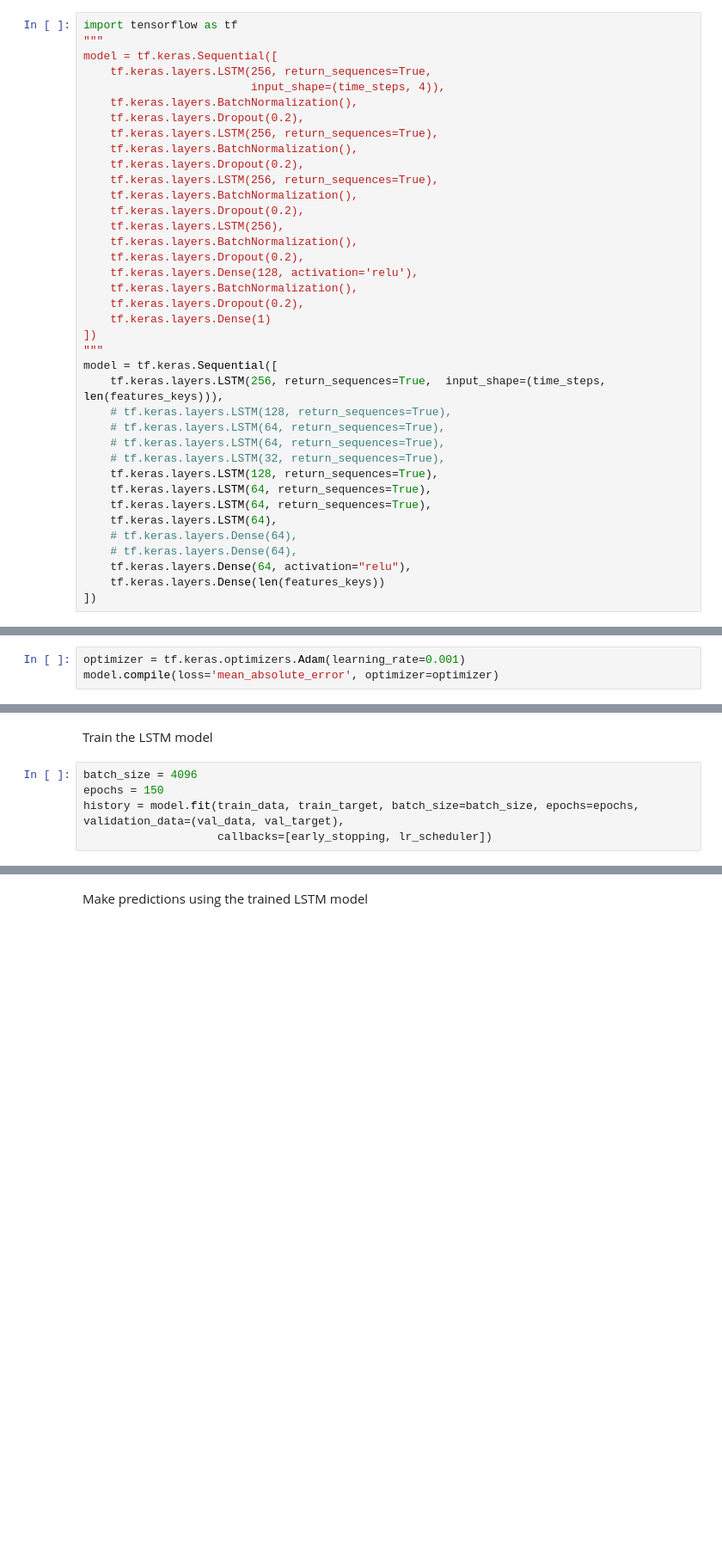
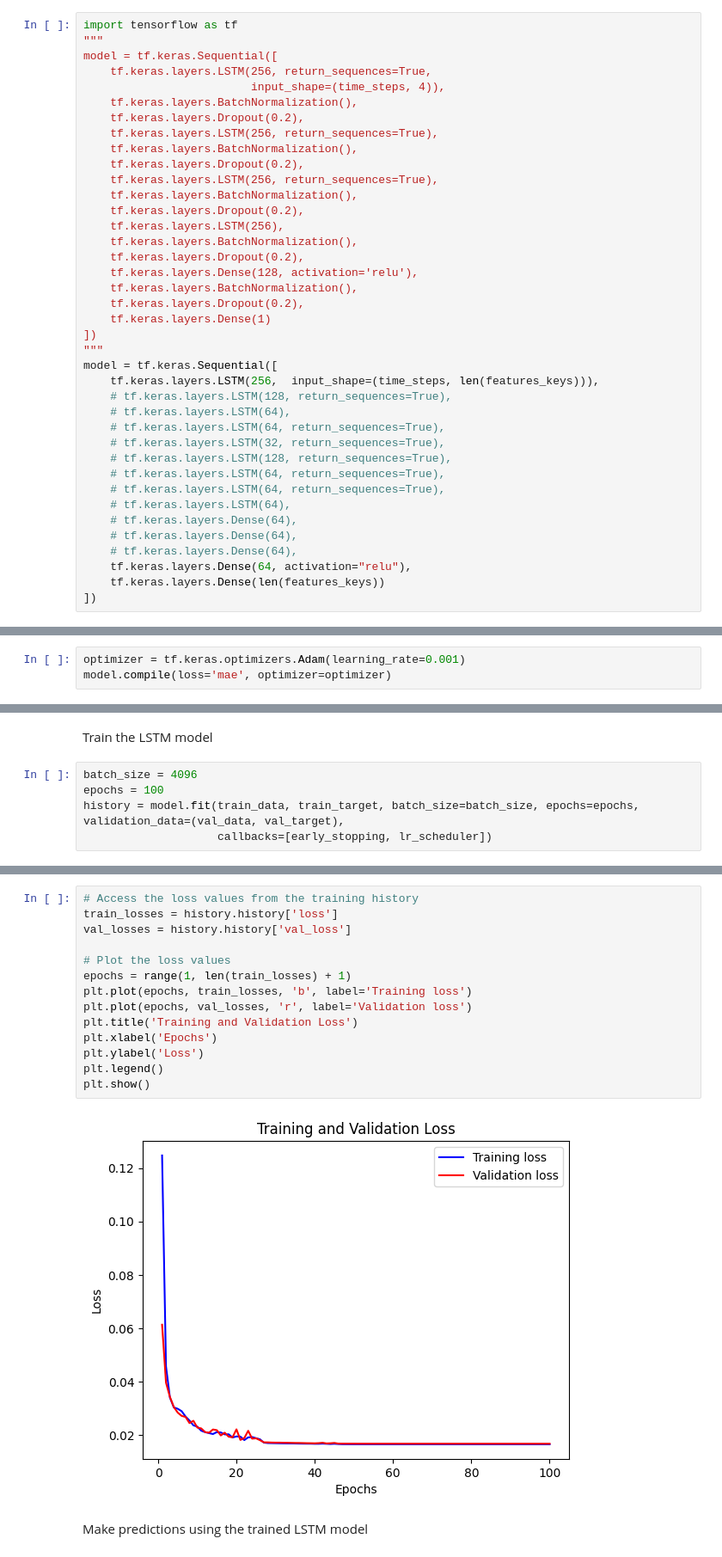
Before and after one commit to sdip15fa/weather-predict, a Jupyter notebook: lstm.ipynb, the cells around one changed output, grey strips where cells are left out. Shown: that part at 86% size. Cells and saved outputs as stored; diff of their text form; blank space fills up the shorter version.

```diff
--- a/lstm.ipynb
+++ b/lstm.ipynb
@@ -166,15 +166,16 @@ model = tf.keras.Sequential([
 ])
 """
 model = tf.keras.Sequential([
-    tf.keras.layers.LSTM(256, return_sequences=True,  input_shape=(time_steps, len(features_keys))),
+    tf.keras.layers.LSTM(256,  input_shape=(time_steps, len(features_keys))),
+    # tf.keras.layers.LSTM(128, return_sequences=True),
+    # tf.keras.layers.LSTM(64),
+    # tf.keras.layers.LSTM(64, return_sequences=True),
+    # tf.keras.layers.LSTM(32, return_sequences=True),
     # tf.keras.layers.LSTM(128, return_sequences=True),
     # tf.keras.layers.LSTM(64, return_sequences=True),
     # tf.keras.layers.LSTM(64, return_sequences=True),
-    # tf.keras.layers.LSTM(32, return_sequences=True),
-    tf.keras.layers.LSTM(128, return_sequences=True),
-    tf.keras.layers.LSTM(64, return_sequences=True),
-    tf.keras.layers.LSTM(64, return_sequences=True),
-    tf.keras.layers.LSTM(64),
+    # tf.keras.layers.LSTM(64),
+    # tf.keras.layers.Dense(64),
     # tf.keras.layers.Dense(64),
     # tf.keras.layers.Dense(64),
     tf.keras.layers.Dense(64, activation="relu"),
@@ -202,7 +185,7 @@ Skipping registering GPU devices...
 Compile the model
 # %%
 optimizer = tf.keras.optimizers.Adam(learning_rate=0.001)
-model.compile(loss='mean_absolute_error', optimizer=optimizer)
+model.compile(loss='mae', optimizer=optimizer)
 # %% [markdown]
 Define early stopping and learning rate scheduler
 # %%
@@ -214,7 +197,7 @@ lr_scheduler = tf.keras.callbacks.ReduceLROnPlateau(
 Train the LSTM model
 # %%
 batch_size = 4096
-epochs = 150
+epochs = 100
 history = model.fit(train_data, train_target, batch_size=batch_size, epochs=epochs, validation_data=(val_data, val_target),
                     callbacks=[early_stopping, lr_scheduler])
 # %% [output]
@@ -239,3 +221,19 @@ Epoch 1/150
+# %%
+# Access the loss values from the training history
+train_losses = history.history['loss']
+val_losses = history.history['val_loss']
+
+# Plot the loss values
+epochs = range(1, len(train_losses) + 1)
+plt.plot(epochs, train_losses, 'b', label='Training loss')
+plt.plot(epochs, val_losses, 'r', label='Validation loss')
+plt.title('Training and Validation Loss')
+plt.xlabel('Epochs')
+plt.ylabel('Loss')
+plt.legend()
+plt.show()
+# %% [output]
+[figure, added]
 # %% [markdown]
 Make predictions using the trained LSTM model
 # %%
```
Also changed, not shown: parts of 11 cells of this notebook, 10 other files.
